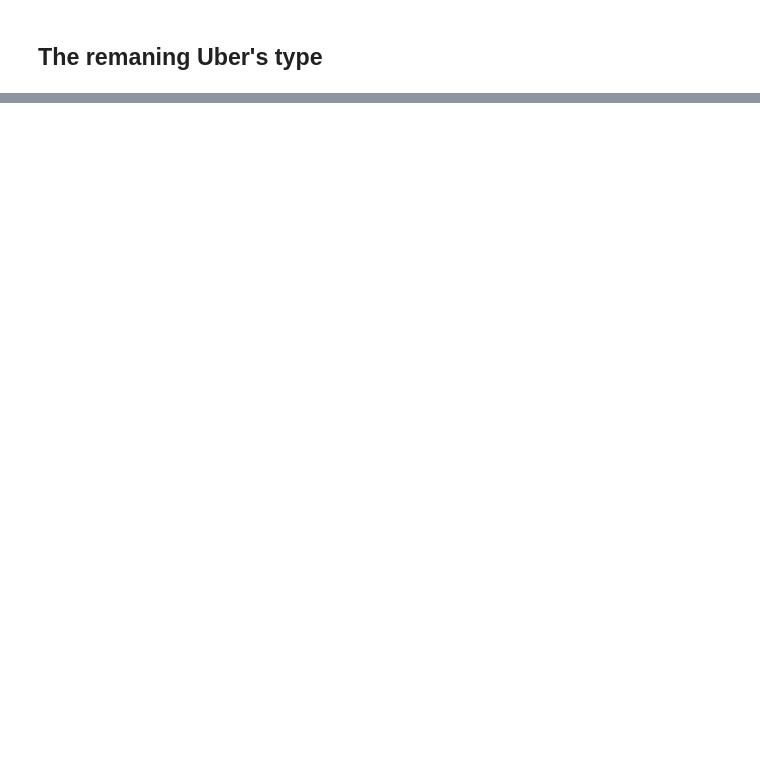
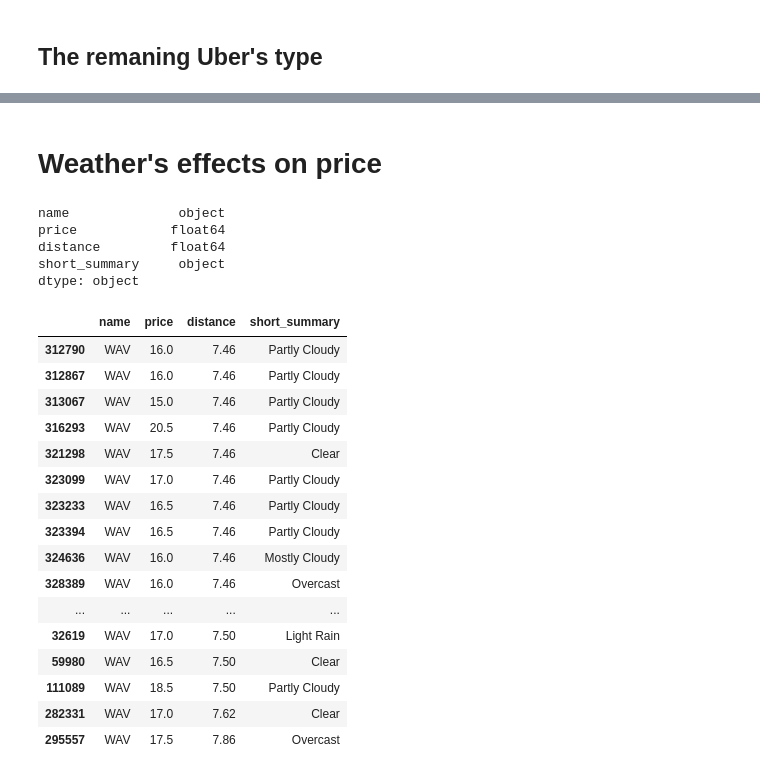
Before and after one commit to umar-khayam/Uber-Data-Analysis, a Jupyter notebook: Analysis.ipynb, the cells around one changed output, grey strips where cells are left out. Cells and saved outputs as stored; diff of their text form; code cells hidden in the pictures; blank space fills up the shorter version.

```diff
--- a/Analysis.ipynb
+++ b/Analysis.ipynb
@@ -133,0 +117,32 @@ fig.show()
+# %% [markdown]
+# Weather's effects on price
+# %%
+weather_uber_data=uber_data[['name','price','distance','short_summary']]
+weather_uber_data['short_summary'].value_counts()
+weather_uber_data.dtypes
+# %% [output]
+name              object
+price            float64
+distance         float64
+short_summary     object
+dtype: object
+# %%
+weather_uber_data.sort_values(by=['name','distance']).tail(50)
+# %% [output]
+|  | name | price | distance | short_summary |
+| 312790 | WAV | 16.0 | 7.46 | Partly Cloudy |
+| 312867 | WAV | 16.0 | 7.46 | Partly Cloudy |
+| 313067 | WAV | 15.0 | 7.46 | Partly Cloudy |
+| 316293 | WAV | 20.5 | 7.46 | Partly Cloudy |
+| 321298 | WAV | 17.5 | 7.46 | Clear |
+| 323099 | WAV | 17.0 | 7.46 | Partly Cloudy |
+| 323233 | WAV | 16.5 | 7.46 | Partly Cloudy |
+| 323394 | WAV | 16.5 | 7.46 | Partly Cloudy |
+| 324636 | WAV | 16.0 | 7.46 | Mostly Cloudy |
+| 328389 | WAV | 16.0 | 7.46 | Overcast |
+| ... | ... | ... | ... | ... |
+| 32619 | WAV | 17.0 | 7.50 | Light Rain |
+| 59980 | WAV | 16.5 | 7.50 | Clear |
+| 111089 | WAV | 18.5 | 7.50 | Partly Cloudy |
+| 282331 | WAV | 17.0 | 7.62 | Clear |
+| 295557 | WAV | 17.5 | 7.86 | Overcast |
```
Also changed, not shown: parts of 11 cells of this notebook.
